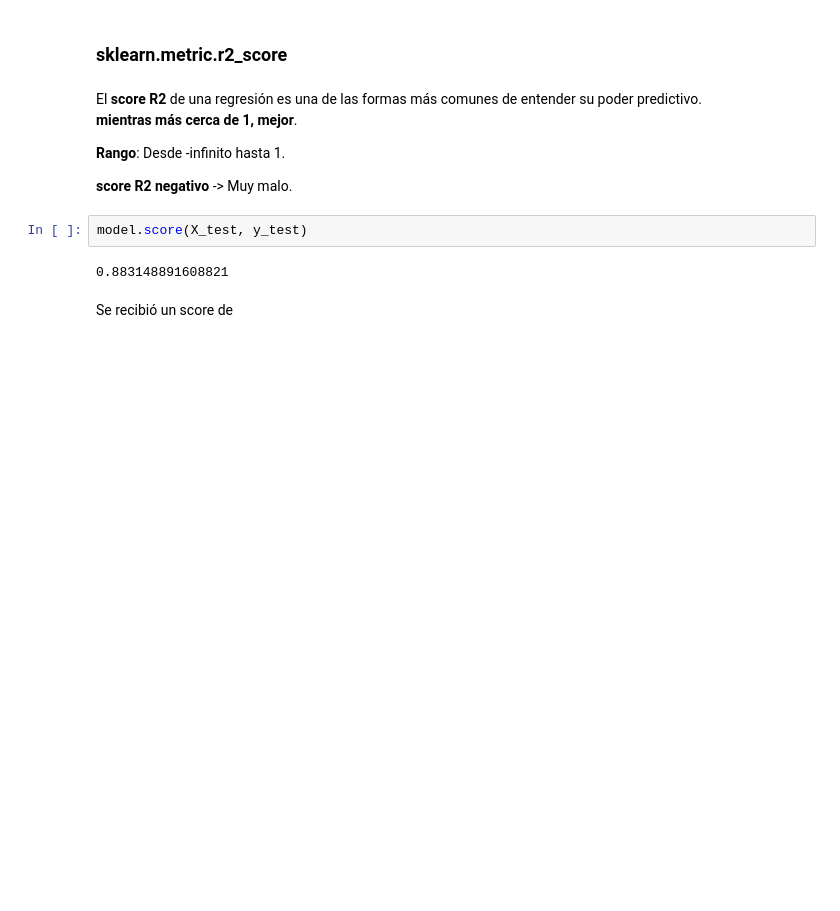
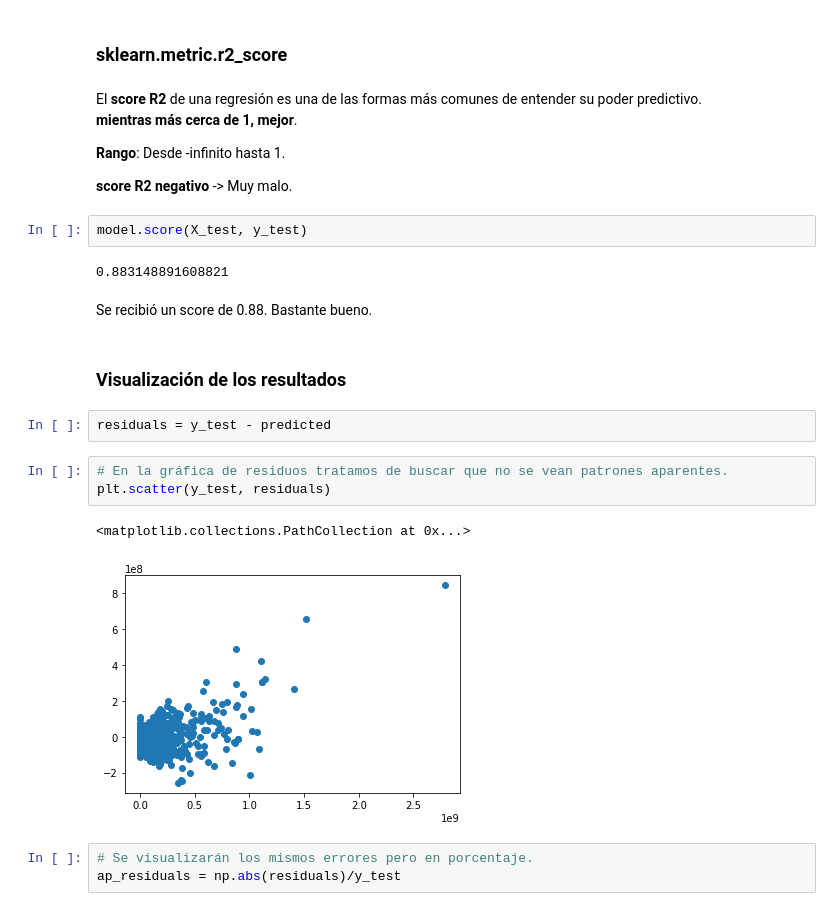
Before and after one commit to luisSantamariaCOL/MachineLearning-Journey, a Jupyter notebook: Machine Learning Projects/Prediccion de Ingresos de Peliculas/Prediccion de Ingresos de Peliculas.ipynb, the cells around one changed output. Drawn from its saved outputs; the diff is of its cells as text; blank space fills up the shorter version.

Commit message:
Visualizacion de resultados y errores

```diff
--- a/Machine Learning Projects/Prediccion de Ingresos de Peliculas/Prediccion de Ingresos de Peliculas.ipynb
+++ b/Machine Learning Projects/Prediccion de Ingresos de Peliculas/Prediccion de Ingresos de Peliculas.ipynb
@@ -631,4 +631,17 @@ model.score(X_test, y_test)
 # %% [output]
 0.883148891608821
 # %% [markdown]
-Se recibió un score de
+Se recibió un score de 0.88. Bastante bueno.
+# %% [markdown]
+### Visualización de los resultados
+# %%
+residuals = y_test - predicted
+# %%
+# En la gráfica de residuos tratamos de buscar que no se vean patrones aparentes.
+plt.scatter(y_test, residuals)
+# %% [output]
+<matplotlib.collections.PathCollection at 0x...>
+[figure, added]
+# %%
+# Se visualizarán los mismos errores pero en porcentaje.
+ap_residuals = np.abs(residuals)/y_test
```
Also changed, not shown: parts of 7 cells of this notebook.
